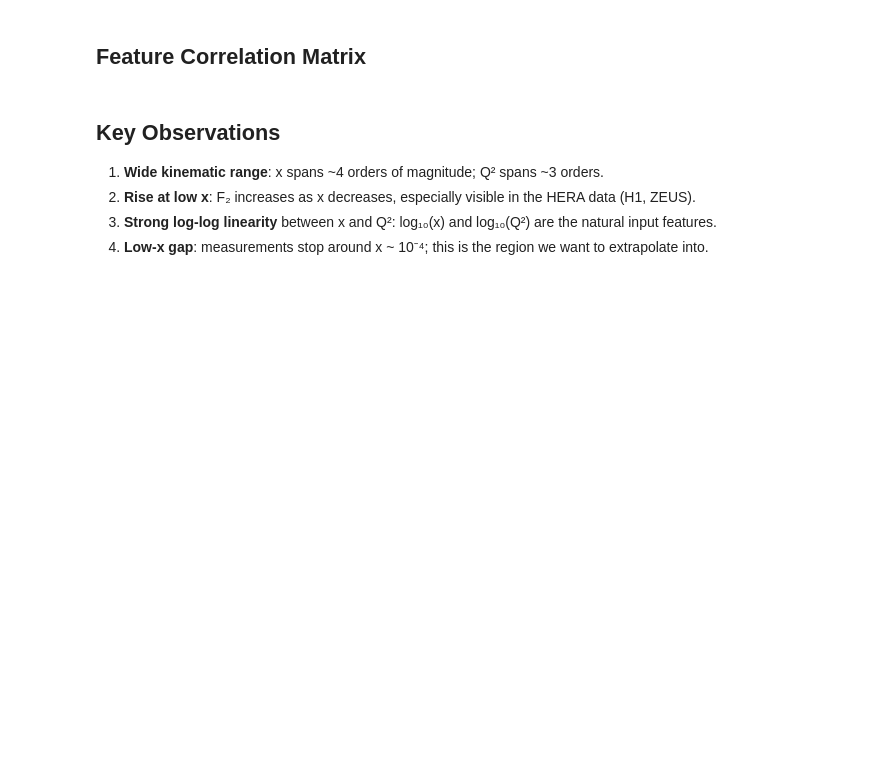
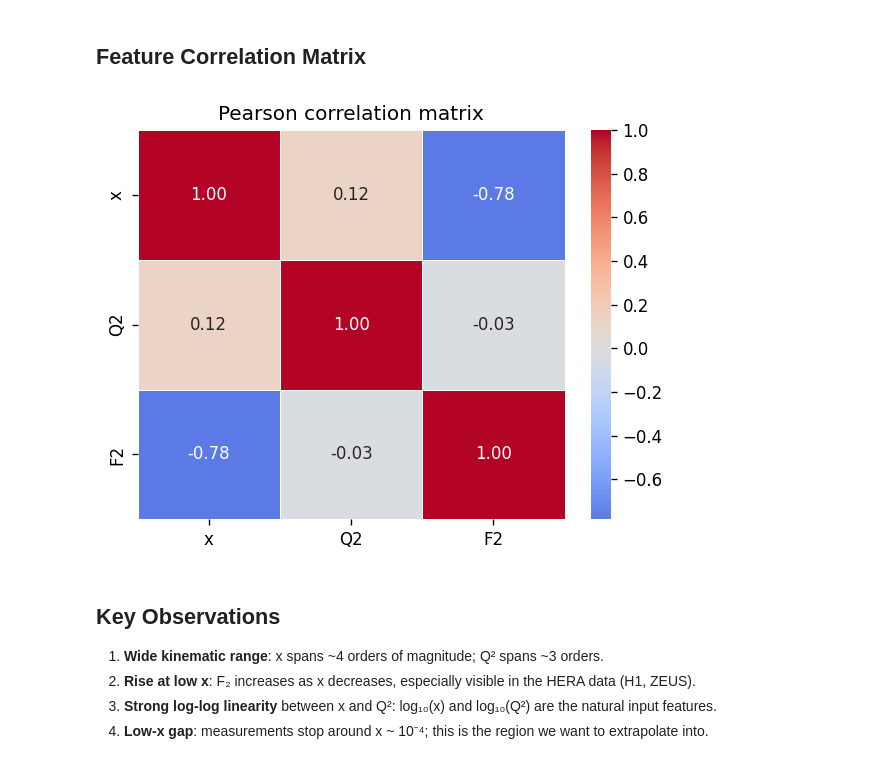
Before and after one commit to dikgarg/proton_structure_ml, a Jupyter notebook: notebooks/00_EDA.ipynb, the cells around one changed output. Cells and saved outputs as stored; diff of their text form; code cells hidden in the pictures; blank space fills up the shorter version.

```diff
--- a/notebooks/00_EDA.ipynb
+++ b/notebooks/00_EDA.ipynb
@@ -114,16 +141,18 @@ plt.show()
 # %%
 import seaborn as sns
 
-feat_df = df[["log10_x", "log10_Q2", "F2"]].copy()
-feat_df.columns = [r"log10(x)", r"log10(Q2)", "F2"]
+feat_df = df[["x", "Q2", "F2"]].copy()
+feat_df.columns = ["x", "Q2", "F2"]
 
 fig, ax = plt.subplots(figsize=(5, 4))
 sns.heatmap(feat_df.corr(), annot=True, fmt=".2f", cmap="coolwarm",
             center=0, ax=ax, linewidths=0.5)
 ax.set_title("Pearson correlation matrix", fontsize=12)
 plt.tight_layout()
 #plt.savefig("../results/figures/00_correlation.png", dpi=150)
 plt.show()
+# %% [output]
+[figure, added]
 # %% [markdown]
 ## Key Observations
 
```
Also changed, not shown: parts of 6 cells of this notebook, 2 other files.
